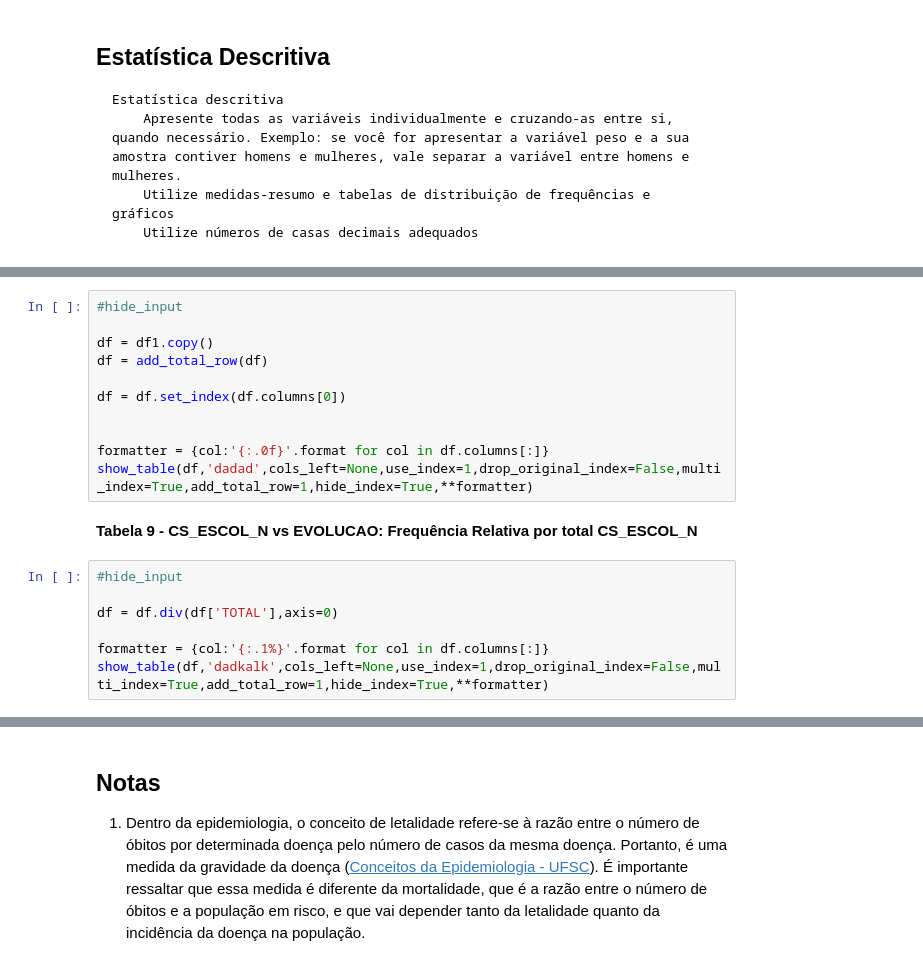
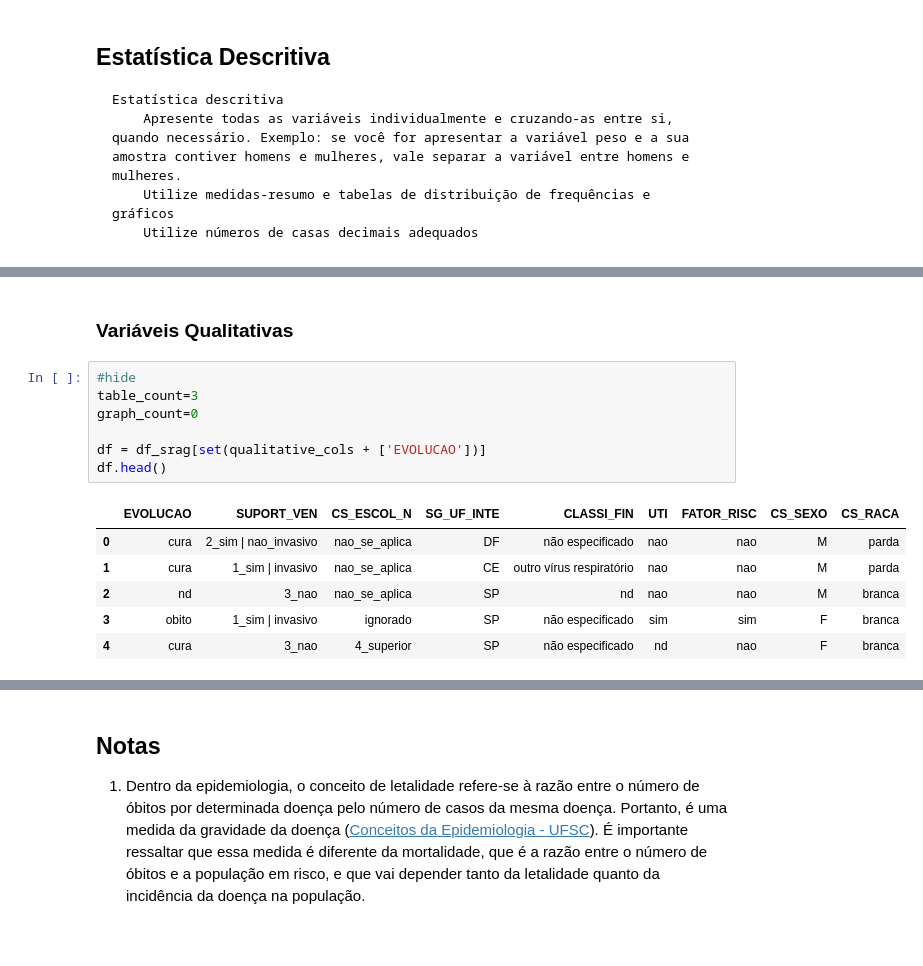
Before and after one commit to victor-marchesini/myfastpage, a Jupyter notebook: _notebooks/2021-06-06-AtividadeFinal-Parte1.ipynb, the cells around one changed output, grey strips where cells are left out. Drawn from its saved outputs; the diff is of its cells as text; blank space fills up the shorter version.

Commit message:
variaveis qualitativas: OK

```diff
--- a/_notebooks/2021-06-06-AtividadeFinal-Parte1.ipynb
+++ b/_notebooks/2021-06-06-AtividadeFinal-Parte1.ipynb
@@ -1025,20 +737,16 @@ df1 = get_pivot_data(df_srag,index_cols=index_cols,columns_cols=columns_cols,val
-# %%
-#hide_input
-
-df = df1.copy()
-df = add_total_row(df)
-
-df = df.set_index(df.columns[0])
-
-
-formatter = {col:'{:.0f}'.format for col in df.columns[:]}
-show_table(df,'dadad',cols_left=None,use_index=1,drop_original_index=False,multi_index=True,add_total_row=1,hide_index=True,**formatter)
-# %% [markdown]
-**Tabela 9 - CS_ESCOL_N vs EVOLUCAO: Frequência Relativa por total CS_ESCOL_N**
-# %%
-#hide_input
-
-df = df.div(df['TOTAL'],axis=0)
-
-formatter = {col:'{:.1%}'.format for col in df.columns[:]}
-show_table(df,'dadkalk',cols_left=None,use_index=1,drop_original_index=False,multi_index=True,add_total_row=1,hide_index=True,**formatter)
+# %% [markdown]
+### Variáveis Qualitativas
+# %%
+#hide
+table_count=3
+graph_count=0
+
+df = df_srag[set(qualitative_cols + ['EVOLUCAO'])]
+df.head()
+# %% [output]
+|  | EVOLUCAO | SUPORT_VEN | CS_ESCOL_N | SG_UF_INTE | CLASSI_FIN | UTI | FATOR_RISC | CS_SEXO | CS_RACA |
+| 0 | cura | 2_sim | nao_invasivo | nao_se_aplica | DF | não especificado | nao | nao | M | parda |
+| 1 | cura | 1_sim | invasivo | nao_se_aplica | CE | outro vírus respiratório | nao | nao | M | parda |
+| 2 | nd | 3_nao | nao_se_aplica | SP | nd | nao | nao | M | branca |
+| 3 | obito | 1_sim | invasivo | ignorado | SP | não especificado | sim | sim | F | branca |
+| 4 | cura | 3_nao | 4_superior | SP | não especificado | nd | nao | F | branca |
```
Also changed, not shown: parts of 47 cells of this notebook.
